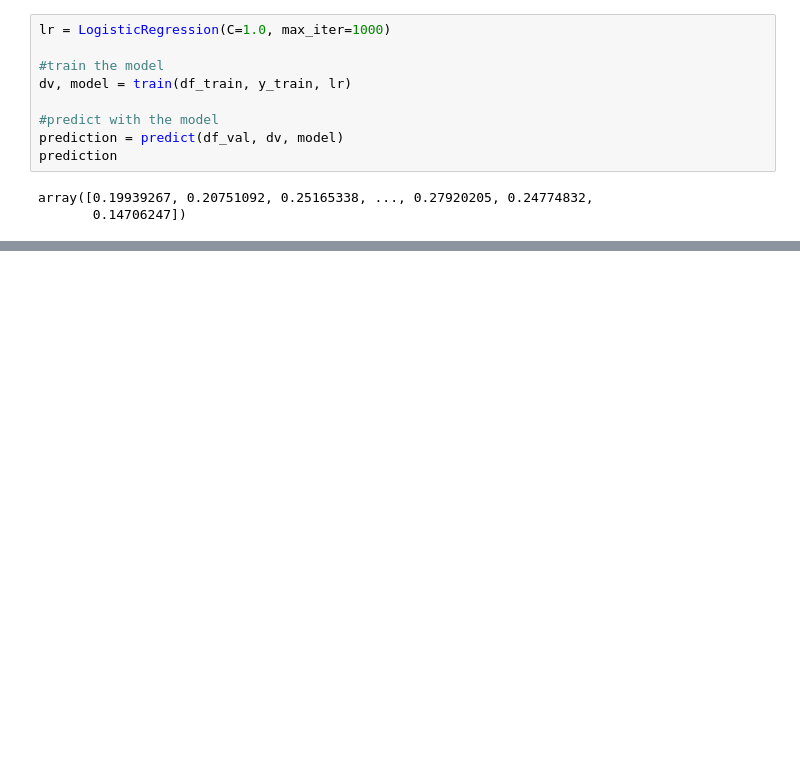
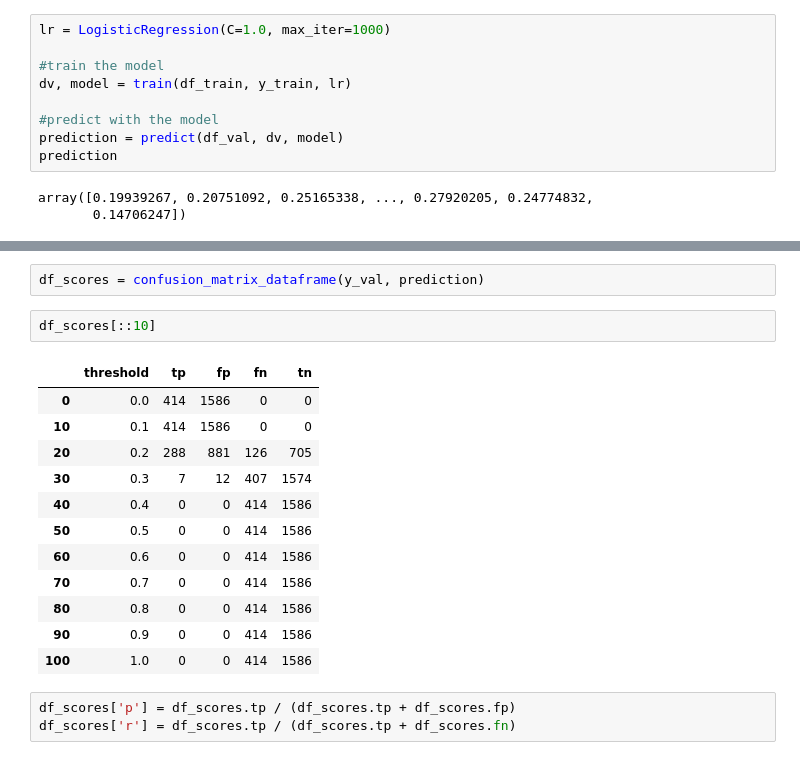
Before and after one commit to sam47-asfaw/bank-customer-churn-classification, a Jupyter notebook: notebook.ipynb, the cells around one changed output, grey strips where cells are left out. Cells and saved outputs as stored; diff of their text form; blank space fills up the shorter version.

```diff
--- a/midterm_project.ipynb
+++ b/notebook.ipynb
@@ -355,0 +401,20 @@ Accuracy of model is 0.793
+# %%
+df_scores = confusion_matrix_dataframe(y_val, prediction)
+# %%
+df_scores[::10]
+# %% [output]
+|  | threshold | tp | fp | fn | tn |
+| 0 | 0.0 | 414 | 1586 | 0 | 0 |
+| 10 | 0.1 | 414 | 1586 | 0 | 0 |
+| 20 | 0.2 | 288 | 881 | 126 | 705 |
+| 30 | 0.3 | 7 | 12 | 407 | 1574 |
+| 40 | 0.4 | 0 | 0 | 414 | 1586 |
+| 50 | 0.5 | 0 | 0 | 414 | 1586 |
+| 60 | 0.6 | 0 | 0 | 414 | 1586 |
+| 70 | 0.7 | 0 | 0 | 414 | 1586 |
+| 80 | 0.8 | 0 | 0 | 414 | 1586 |
+| 90 | 0.9 | 0 | 0 | 414 | 1586 |
+| 100 | 1.0 | 0 | 0 | 414 | 1586 |
+# %%
+df_scores['p'] = df_scores.tp / (df_scores.tp + df_scores.fp)
+df_scores['r'] = df_scores.tp / (df_scores.tp + df_scores.fn)
```
Also changed, not shown: parts of 35 cells of this notebook, 5 other files.
